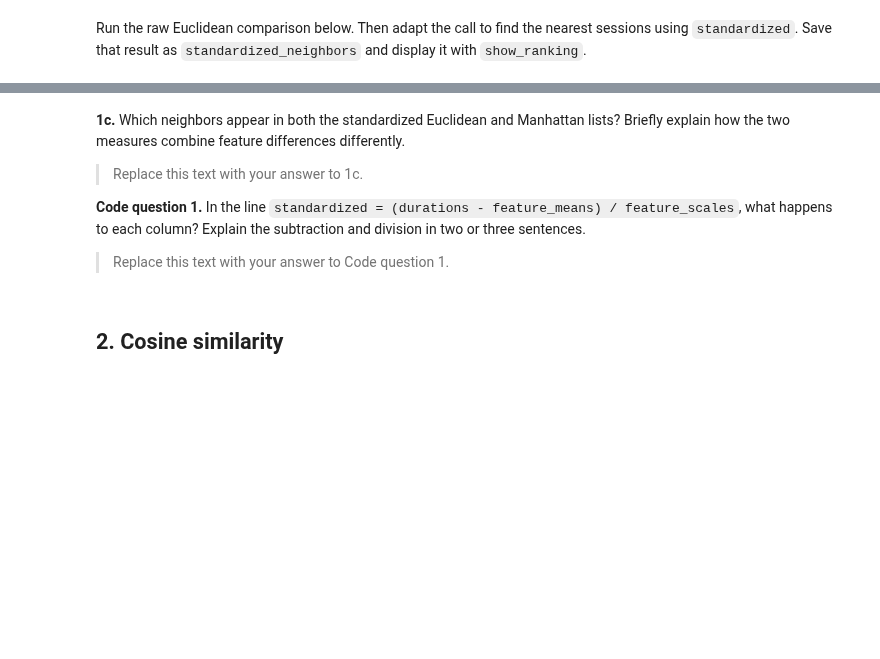
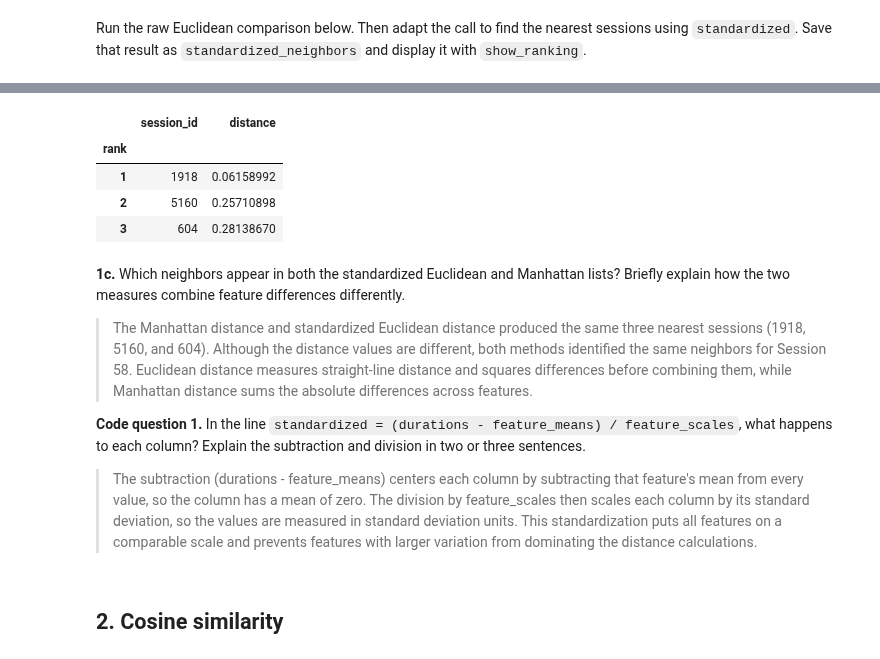
Before and after one commit to jae0029/Data-Mining, a Jupyter notebook: hw2a-compare-browsing-sessions.ipynb, the cells around one changed output, grey strips where cells are left out. Saved outputs shown, nothing was run; the diff lists cells and outputs as text; code cells hidden in the pictures; blank space fills up the shorter version.

```diff
--- a/hw2a-compare-browsing-sessions.ipynb
+++ b/hw2a-compare-browsing-sessions.ipynb
@@ -89,14 +111,22 @@ show_ranking(raw_neighbors)
 Use `rank_neighbors` with `standardized` and `"cityblock"` (SciPy's name for Manhattan distance) to obtain `manhattan_neighbors`. Display the result with `show_ranking`.
 # %%
 # Obtain and display manhattan_neighbors using standardized durations.
+manhattan_neighbors = rank_neighbors(standardized, "cityblock")
+show_ranking(manhattan_neighbors)
+# %% [output]
+|  | session_id | distance |
+| rank |  |  |
+| 1 | 1918 | 0.06158992 |
+| 2 | 5160 | 0.25710898 |
+| 3 | 604 | 0.28138670 |
 # %% [markdown]
 **1c.** Which neighbors appear in both the standardized Euclidean and Manhattan lists? Briefly explain how the two measures combine feature differences differently.
 
-> Replace this text with your answer to 1c.
+> The Manhattan distance and standardized Euclidean distance produced the same three nearest sessions (1918, 5160, and 604). Although the distance values are different, both methods identified the same neighbors for Session 58. Euclidean distance measures straight-line distance and squares differences before combining them, while Manhattan distance sums the absolute differences across features.
 
 **Code question 1.** In the line `standardized = (durations - feature_means) / feature_scales`, what happens to each column? Explain the subtraction and division in two or three sentences.
 
-> Replace this text with your answer to Code question 1.
+> The subtraction (durations - feature_means) centers each column by subtracting that feature's mean from every value, so the column has a mean of zero. The division by feature_scales then scales each column by its standard deviation, so the values are measured in standard deviation units. This standardization puts all features on a comparable scale and prevents features with larger variation from dominating the distance calculations.
 # %% [markdown]
 ## 2. Cosine similarity
 # %% [markdown]
```
Also changed, not shown: parts of 10 cells of this notebook, 1 other file.
